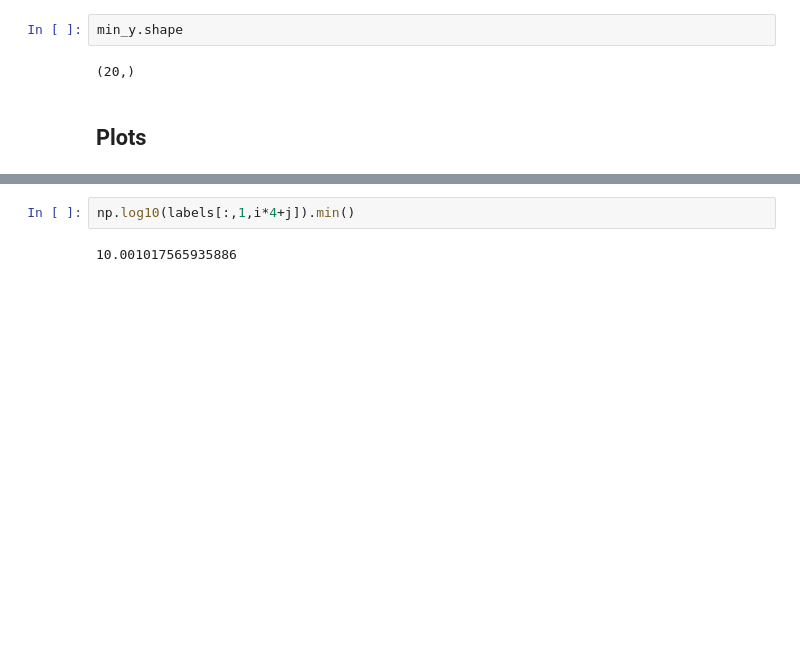
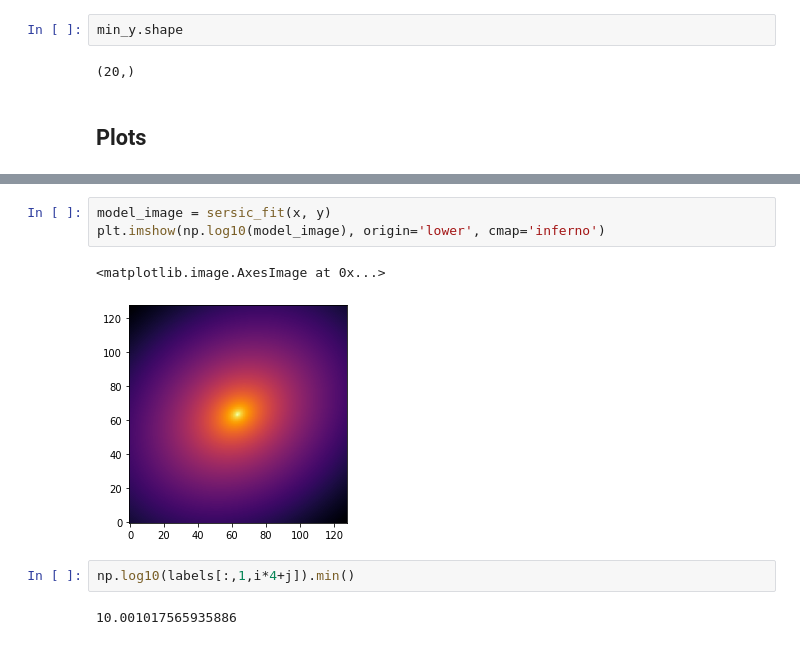
Before and after one commit to Martindelosrios/MaDaMe, a Jupyter notebook: codes/CNNs.ipynb, the cells around one changed output, grey strips where cells are left out. Cells and saved outputs as stored; diff of their text form; blank space fills up the shorter version.

```diff
--- a/codes/CNNs.ipynb
+++ b/codes/CNNs.ipynb
@@ -189,3 +244,9 @@ min_y.shape
+# %%
+model_image = sersic_fit(x, y)
+plt.imshow(np.log10(model_image), origin='lower', cmap='inferno')
+# %% [output]
+<matplotlib.image.AxesImage at 0x...>
+[figure, added]
 # %%
 np.log10(labels[:,1,i*4+j]).min()
 # %% [output]
```
Also changed, not shown: parts of 22 cells of this notebook.
